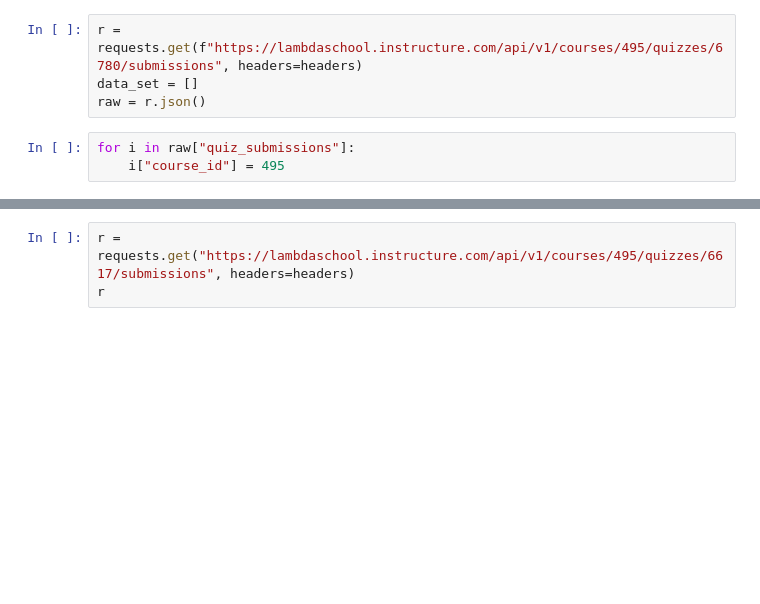
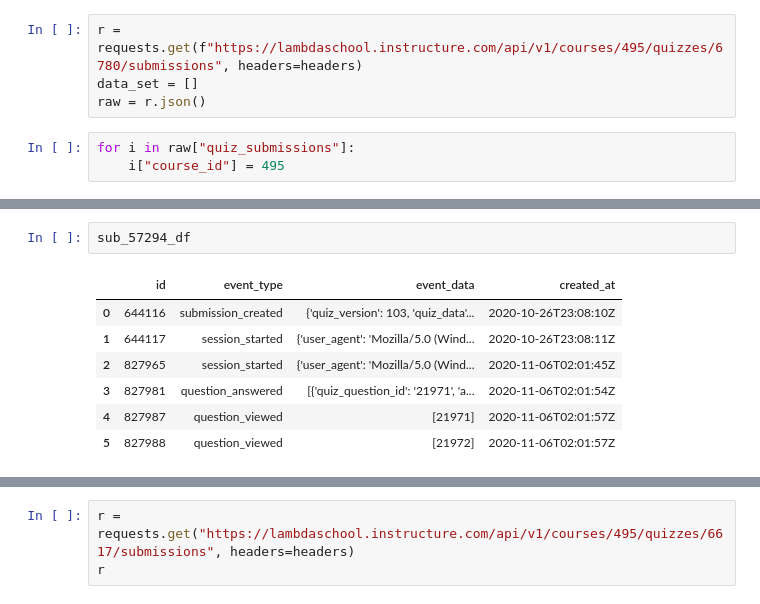
Before and after one commit to GwenStacey/Canvas-Data, a Jupyter notebook: canvas_data/m-m.ipynb, the cells around one changed output, grey strips where cells are left out. Saved outputs shown, nothing was run; the diff lists cells and outputs as text; blank space fills up the shorter version.

```diff
--- a/canvas_data/m-m.ipynb
+++ b/canvas_data/m-m.ipynb
@@ -161,0 +176,10 @@ m_m_df[["id","name"]]
+# %%
+sub_57294_df
+# %% [output]
+|  | id | event_type | event_data | created_at |
+| 0 | 644116 | submission_created | {'quiz_version': 103, 'quiz_data'... | 2020-10-26T23:08:10Z |
+| 1 | 644117 | session_started | {'user_agent': 'Mozilla/5.0 (Wind... | 2020-10-26T23:08:11Z |
+| 2 | 827965 | session_started | {'user_agent': 'Mozilla/5.0 (Wind... | 2020-11-06T02:01:45Z |
+| 3 | 827981 | question_answered | [{'quiz_question_id': '21971', 'a... | 2020-11-06T02:01:54Z |
+| 4 | 827987 | question_viewed | [21971] | 2020-11-06T02:01:57Z |
+| 5 | 827988 | question_viewed | [21972] | 2020-11-06T02:01:57Z |
```
Also changed, not shown: parts of 11 cells of this notebook.
